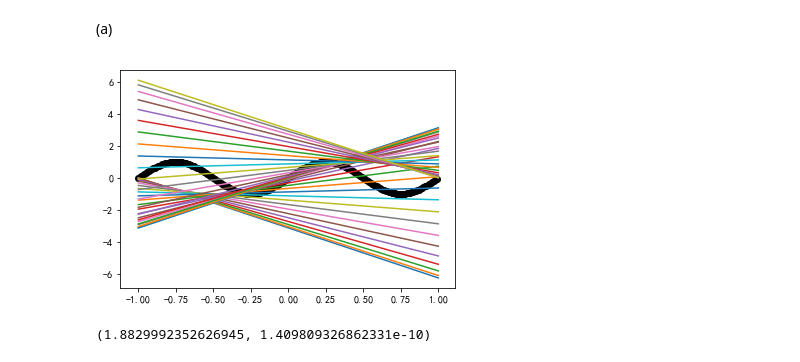
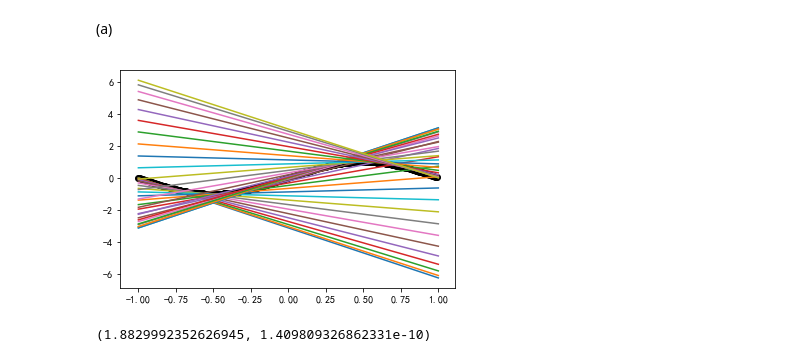
Before and after one commit to Doraemonzzz/Learning-from-data, a Jupyter notebook: Chapter2/代码/Programming Problems.ipynb, the cells around one changed output. Cells and saved outputs as stored; diff of their text form; code cells hidden in the pictures.

```diff
--- a/Chapter2/代码/Programming Problems.ipynb
+++ b/Chapter2/代码/Programming Problems.ipynb
@@ -280,36 +273,36 @@ def f(x):
 #已知(x1,y1),(x2,y2)过直线y=kx+b，此函数返回k,b
 def treat(x1,x2):
     y1 = f(x1)
     y2 = f(x2)
     k = (y2 - y1) / (x2 - x1)
     b = (y1 * x2 - y2 * x1) / (x2 - x1)
     return k, b
 
-#产生-1到1的20个点，对每个点，求每个点与其后面一个点连线的直线
+#以0.05为间隔产生-1到1的点集，对每个点，求每个点与其后面一个点连线的直线
 x = np.arange(-1, 1, 0.05)
 
 #求出对应的k,b
 u = []
 for i in range(x.size-1):
     u.append(treat(x[i], x[i+1]))
 
 #求出直线
 X1 = np.array([-1.0, 1.0])
 Y1 = []
 for i in u:
     temp = X1 * i[0] + i[1]
     Y1.append(temp)
 
 #y=sin(pix)
 X2 = np.arange(-1,1,0.01)
-Y2 = np.sin(2 * np.pi * X2)
+Y2 = np.sin(np.pi * X2)
 
 for i in Y1:
     plt.plot(X1, i)
 plt.scatter(X2, Y2, c='BLACK')
 plt.show()
 # %% [output]
-[figure, old version]
+[figure, new version]
 # %%
 #定义误差函数
 def s1(x, x1, x2):
```
Also changed, not shown: parts of 10 cells of this notebook, 52 other files.
